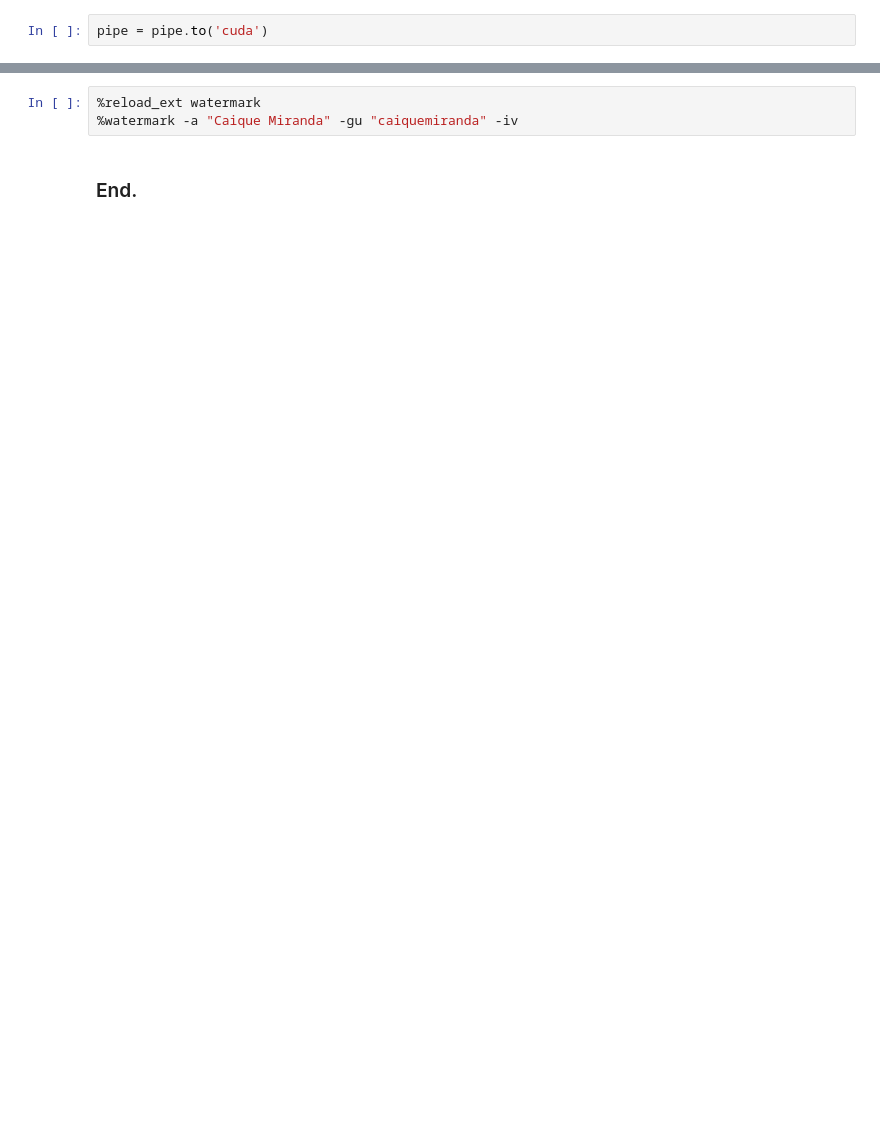
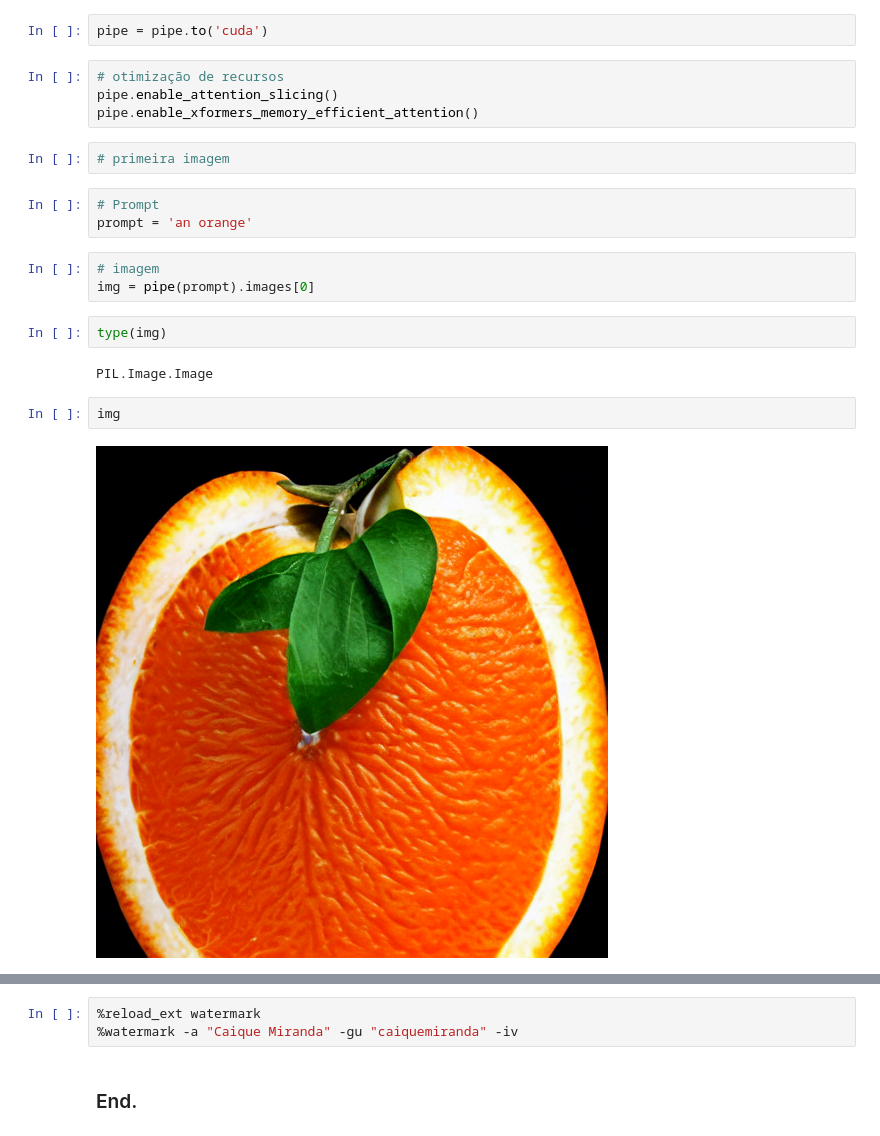
Before and after one commit to caiquemiranda/stable-diffusion, a Jupyter notebook: model-v1.ipynb, the cells around one changed output, grey strips where cells are left out. Cells and saved outputs as stored; diff of their text form; blank space fills up the shorter version.

```diff
--- a/model-v1.ipynb
+++ b/model-v1.ipynb
@@ -25,2 +18,22 @@ The config attributes {'scaling_factor': 0.18215} were passed to AutoencoderKL,
 # %%
 pipe = pipe.to('cuda')
+# %%
+# otimização de recursos
+pipe.enable_attention_slicing()
+pipe.enable_xformers_memory_efficient_attention()
+# %%
+# primeira imagem
+# %%
+# Prompt
+prompt = 'an orange'
+# %%
+# imagem
+img = pipe(prompt).images[0]
+# %%
+type(img)
+# %% [output]
+PIL.Image.Image
+# %%
+img
+# %% [output]
+[figure, added]
```
Also changed, not shown: parts of 10 cells of this notebook.
